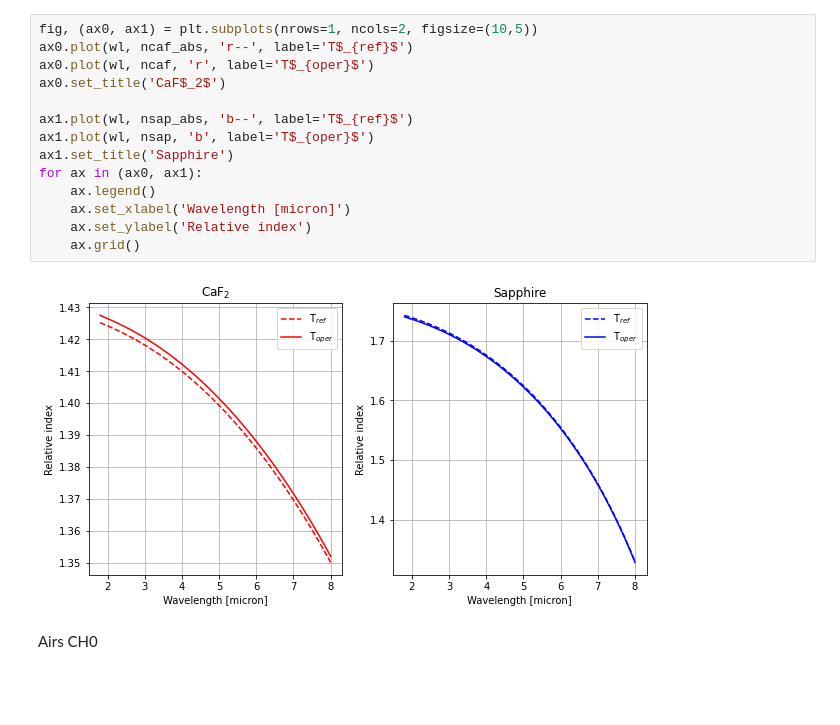
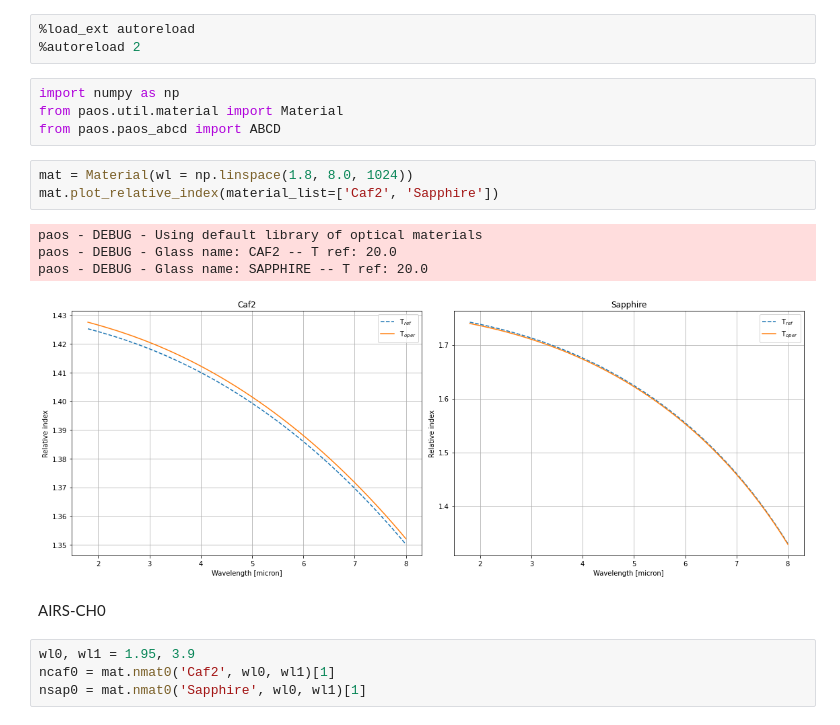
Before and after one commit to arielmission-space/PAOS, a Jupyter notebook: notebook/ComputeABCD.ipynb, the cells around one changed output. Drawn from its saved outputs; the diff is of its cells as text; blank space fills up the shorter version.

Commit message:
Setting up new branch for development of optical material integration in PAOS

```diff
--- a/notebook/ComputeABCD.ipynb
+++ b/notebook/ComputeABCD.ipynb
@@ -108,20 +1,23 @@ nsap = nT(nsap_abs, SAPPHIRE['Tmodel']['D0'], Tambient-SAPPHIRE['Tref'])
-# %%
-fig, (ax0, ax1) = plt.subplots(nrows=1, ncols=2, figsize=(10,5))
-ax0.plot(wl, ncaf_abs, 'r--', label='T$_{ref}$')
-ax0.plot(wl, ncaf, 'r', label='T$_{oper}$')
-ax0.set_title('CaF$_2$')
-
-ax1.plot(wl, nsap_abs, 'b--', label='T$_{ref}$')
-ax1.plot(wl, nsap, 'b', label='T$_{oper}$')
-ax1.set_title('Sapphire')
-for ax in (ax0, ax1):
-    ax.legend()
-    ax.set_xlabel('Wavelength [micron]')
-    ax.set_ylabel('Relative index')
-    ax.grid()
-# %% [output]
-[figure, removed]
+# %%
+%load_ext autoreload
+%autoreload 2
+# %%
+import numpy as np
+from paos.util.material import Material
+from paos.paos_abcd import ABCD
+# %%
+mat = Material(wl = np.linspace(1.8, 8.0, 1024))
+mat.plot_relative_index(material_list=['Caf2', 'Sapphire'])
+# %% [output]
+paos - DEBUG - Using default library of optical materials
+paos - DEBUG - Glass name: CAF2 -- T ref: 20.0
+paos - DEBUG - Glass name: SAPPHIRE -- T ref: 20.0
+[figure, added]
 # %% [markdown]
-Airs CH0
+AIRS-CH0
+# %%
+wl0, wl1 = 1.95, 3.9
+ncaf0 = mat.nmat0('Caf2', wl0, wl1)[1]
+nsap0 = mat.nmat0('Sapphire', wl0, wl1)[1]
 # %%
 # Prism
```
Also changed, not shown: parts of 7 cells of this notebook, 44 other files.
